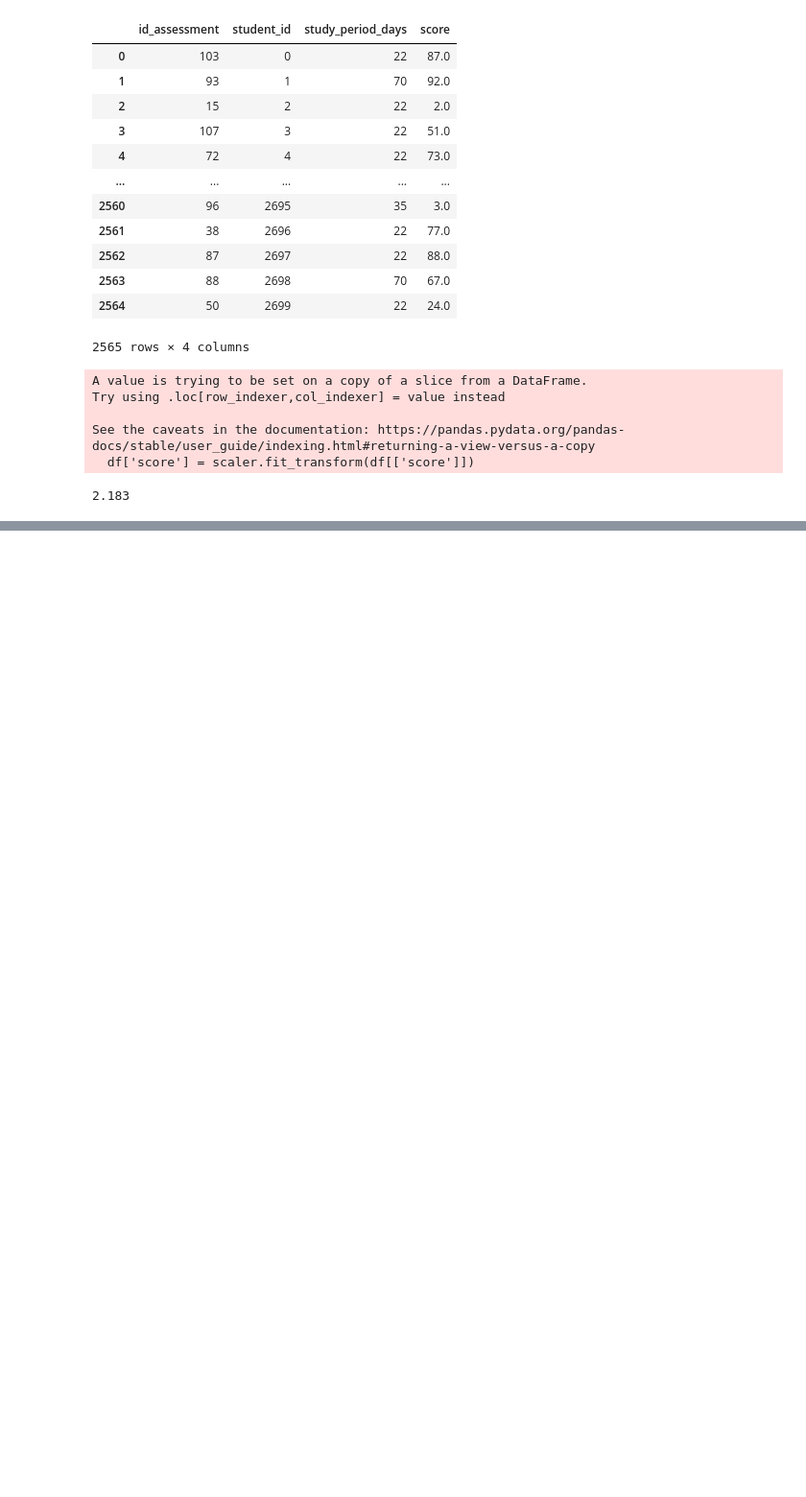
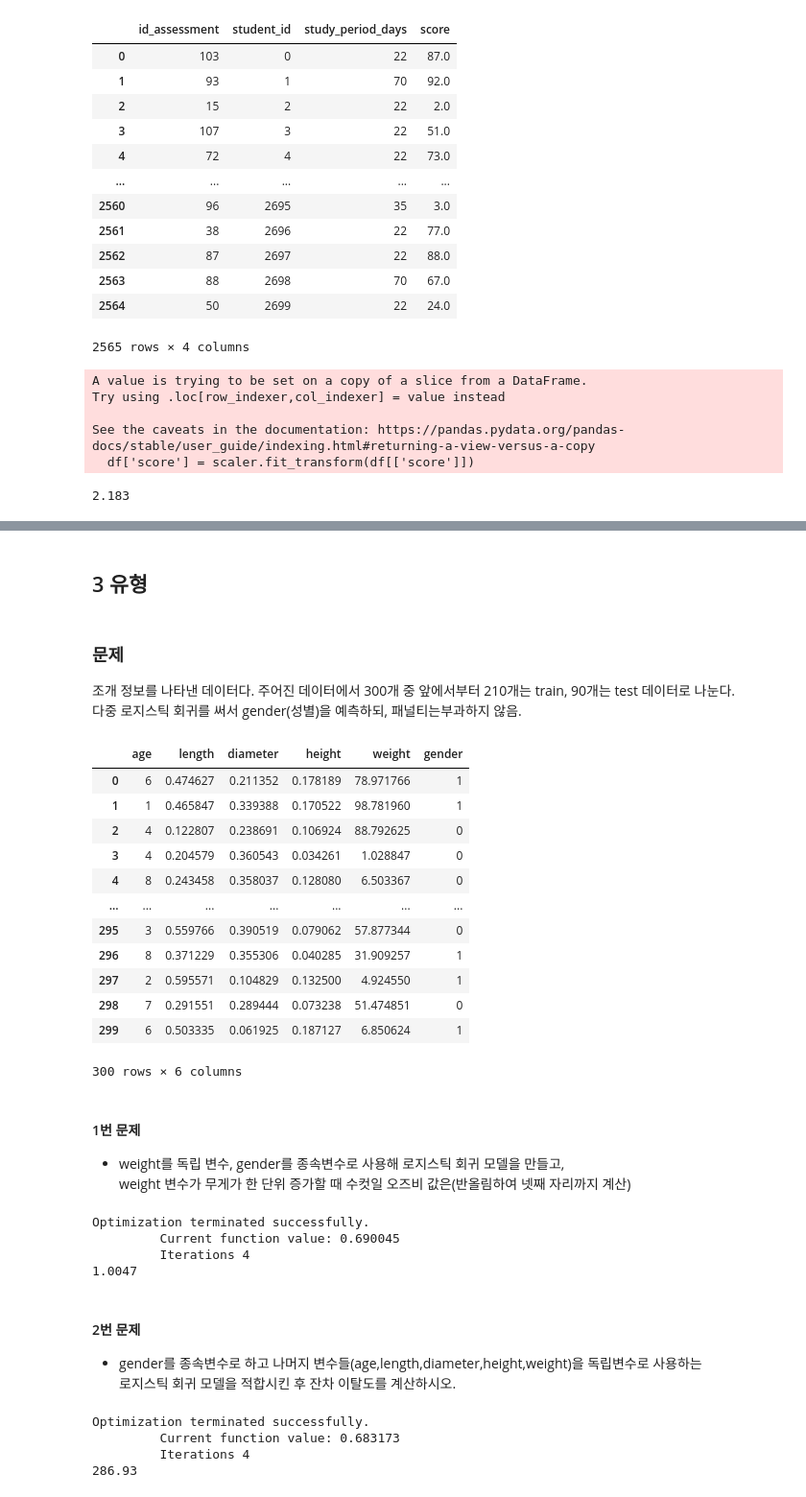
Before and after one commit to rlgus3351/-BigDataAnalyst, a Jupyter notebook: ch4/ch2.ipynb, the cells around one changed output, grey strips where cells are left out. Shown: that part at 96% size. Cells and saved outputs as stored; diff of their text form; code cells hidden in the pictures; blank space fills up the shorter version.

```diff
--- a/ch4/ch2.ipynb
+++ b/ch4/ch2.ipynb
@@ -1533,0 +1787,25 @@ print(round(df['score'].max(),3))
+# %% [markdown]
+## 3 유형
+# %% [markdown]
+### 문제
+조개 정보를 나타낸 데이터다. 주어진 데이터에서 300개 중 앞에서부터 210개는 train, 90개는 test 데이터로 나눈다.<br>
+다중 로지스틱 회귀를 써서 gender(성별)을 예측하되, 패널티는부과하지 않음.
+# %%
+import pandas as pd
+data = pd.read_csv('./ch7_data/clam.csv')
+# %%
+data
+# %% [output]
+|  | age | length | diameter | height | weight | gender |
+| 0 | 6 | 0.474627 | 0.211352 | 0.178189 | 78.971766 | 1 |
+| 1 | 1 | 0.465847 | 0.339388 | 0.170522 | 98.781960 | 1 |
+| 2 | 4 | 0.122807 | 0.238691 | 0.106924 | 88.792625 | 0 |
+| 3 | 4 | 0.204579 | 0.360543 | 0.034261 | 1.028847 | 0 |
+| 4 | 8 | 0.243458 | 0.358037 | 0.128080 | 6.503367 | 0 |
+| ... | ... | ... | ... | ... | ... | ... |
+| 295 | 3 | 0.559766 | 0.390519 | 0.079062 | 57.877344 | 0 |
+| 296 | 8 | 0.371229 | 0.355306 | 0.040285 | 31.909257 | 1 |
+| 297 | 2 | 0.595571 | 0.104829 | 0.132500 | 4.924550 | 1 |
+| 298 | 7 | 0.291551 | 0.289444 | 0.073238 | 51.474851 | 0 |
+| 299 | 6 | 0.503335 | 0.061925 | 0.187127 | 6.850624 | 1 |
+300 rows × 6 columns
@@ -1533,0 +1815,32 @@ print(round(df['score'].max(),3))
+# %% [markdown]
+#### 1번 문제
+- weight를 독립 변수, gender를 종속변수로 사용해 로지스틱 회귀 모델을 만들고,<br>
+weight 변수가 무게가 한 단위 증가할 때 수컷일 오즈비 값은(반올림하여 넷째 자리까지 계산)
+# %%
+import numpy as np
+from statsmodels.formula.api import logit
+model = logit('gender ~ weight', train).fit()
+
+odds_ratio = np.exp(model.params['weight'])
+print(round(odds_ratio,4))
+# %% [output]
+Optimization terminated successfully.
+         Current function value: 0.690045
+         Iterations 4
+1.0047
+# %% [markdown]
+#### 2번 문제
+- gender를 종속변수로 하고 나머지 변수들(age,length,diameter,height,weight)을 독립변수로 사용하는<br>
+로지스틱 회귀 모델을 적합시킨 후 잔차 이탈도를 계산하시오.
+# %%
+import numpy as np
+from statsmodels.formula.api import logit
+formula = 'gender ~ age+length+diameter+height+weight'
+model =logit(formula, train).fit()
+
+print(round(-2*model.llf,2))
+# %% [output]
+Optimization terminated successfully.
+         Current function value: 0.683173
+         Iterations 4
+286.93
```
Also changed, not shown: parts of 85 cells of this notebook, 15 other files.
